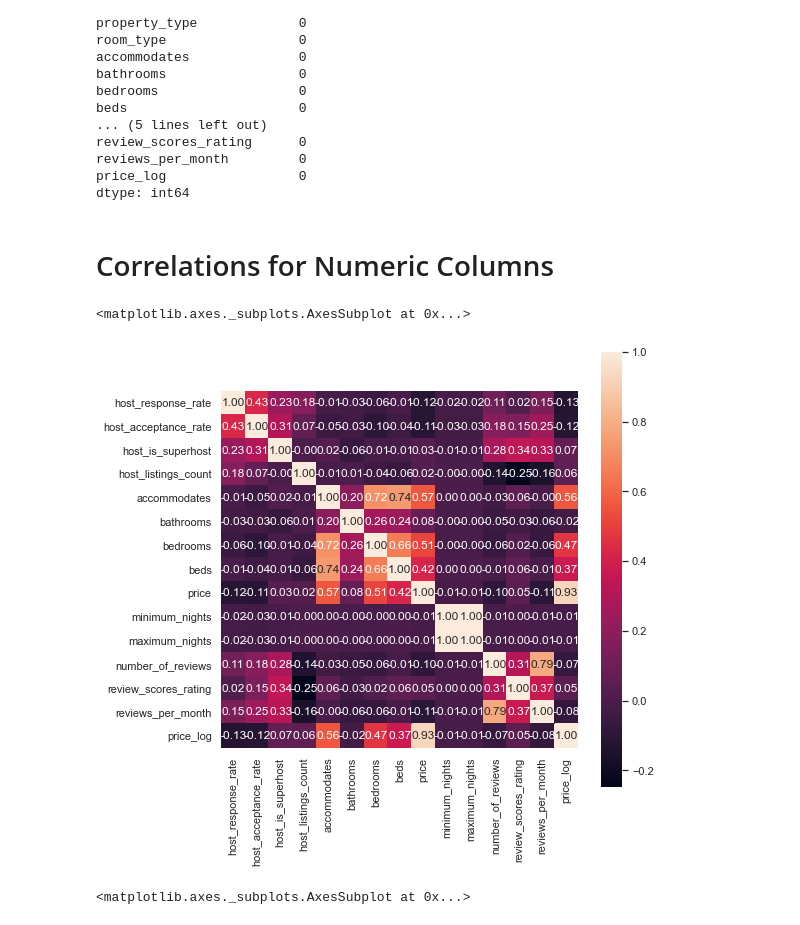
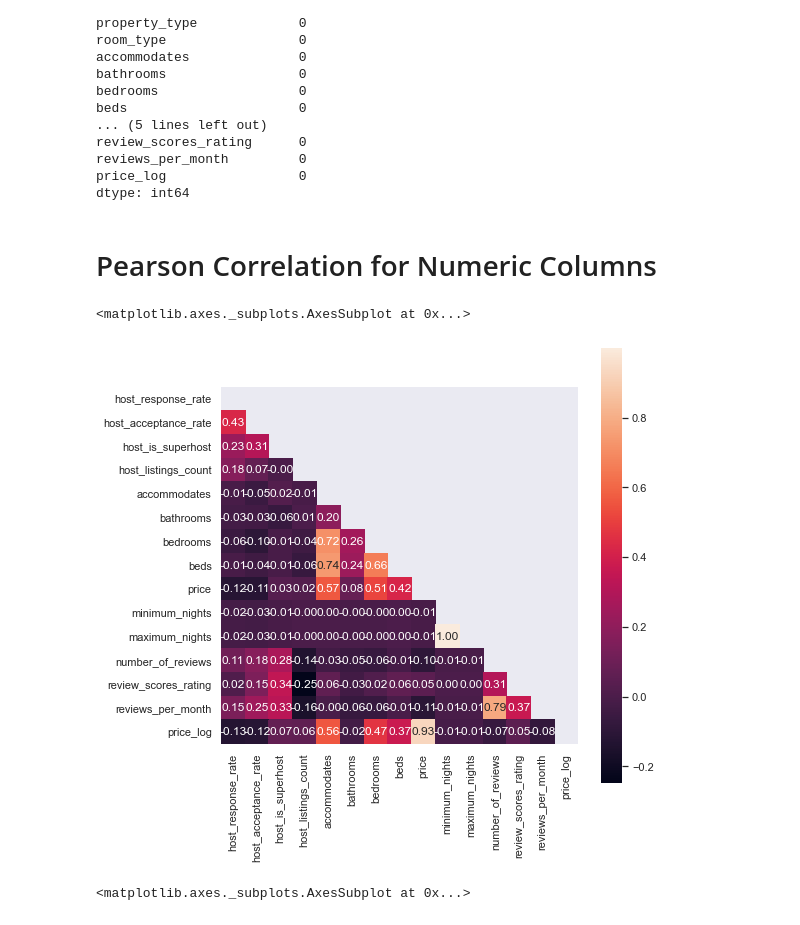
Before and after one commit to LingxingG/Data-Mining-Project, a Jupyter notebook: May Myo/Price Analysis_new.ipynb, the cells around one changed output. Saved outputs shown, nothing was run; the diff lists cells and outputs as text; code cells hidden in the pictures.

```diff
--- a/May Myo/Price Analysis_new.ipynb
+++ b/May Myo/Price Analysis_new.ipynb
@@ -88,6 +70,6 @@ reviews_per_month         0
 price_log                 0
 dtype: int64
 # %% [markdown]
-# Correlations for Numeric Columns
+# Pearson Correlation for Numeric Columns
 # %%
 #sns.set(style="ticks", color_codes=True)
@@ -95,11 +77,13 @@ dtype: int64
 # %%
-corr = SFprice_filtered_df[numeric_columns].corr()
+corr = SF_df[numeric_columns].corr()
+mask = np.zeros_like(corr, dtype=np.bool)
+mask[np.triu_indices_from(mask)] = True
 plt.figure(figsize = (8,8))
 sns.set(font_scale=1)
-sns.heatmap(corr, cbar = True, annot=True, square = True, fmt = '.2f', xticklabels=numeric_columns, yticklabels=numeric_columns)
+sns.heatmap(corr, cbar = True, annot=True, square = True, fmt = '.2f', xticklabels=numeric_columns, yticklabels=numeric_columns, mask=mask)
 # %% [output]
 <matplotlib.axes._subplots.AxesSubplot at 0x...>
-[figure, old version]
+[figure, new version]
 # %%
 sns.heatmap(corr[['price']].sort_values(['price'],ascending=False),yticklabels=True,annot=True)
 # %% [output]
```
Also changed, not shown: parts of 82 cells of this notebook, 1 other file.
